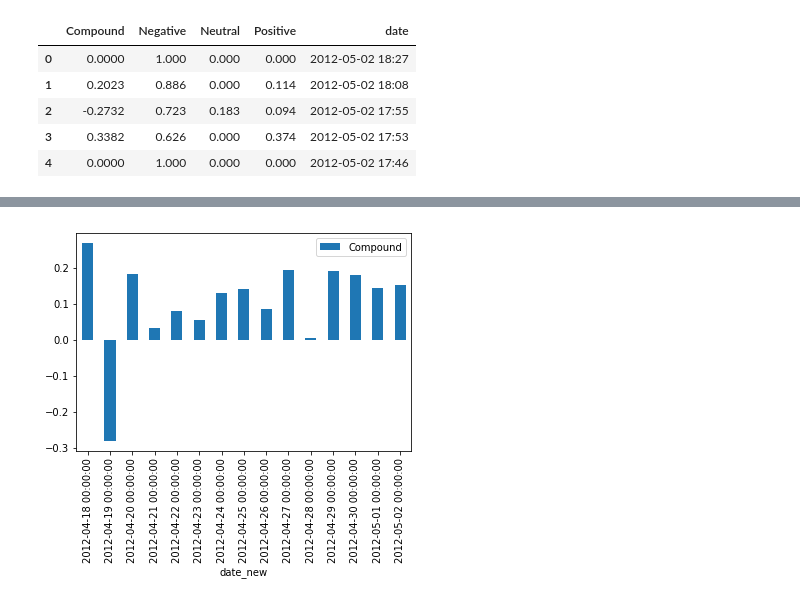
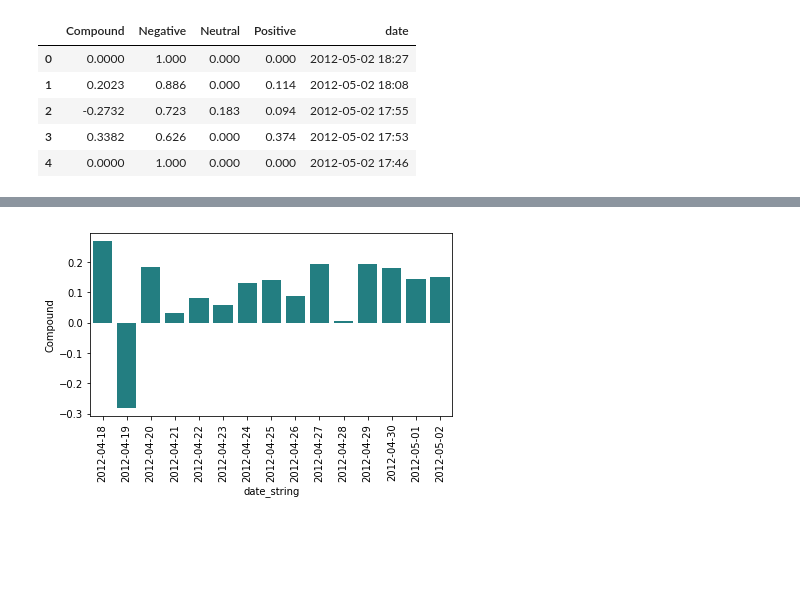
Before and after one commit to risatino/project-seadogs, a Jupyter notebook: Player_Sent_Scripts_PNGs/Player_Sentiment_JustinBlackmon.ipynb, the cells around one changed output, grey strips where cells are left out. Cells and saved outputs as stored; diff of their text form; code cells hidden in the pictures; blank space fills up the shorter version.

Commit message:
finished fixing plots

```diff
--- a/Player_Sent_Scripts_PNGs/Player_Sentiment_JustinBlackmon.ipynb
+++ b/Player_Sent_Scripts_PNGs/Player_Sentiment_JustinBlackmon.ipynb
@@ -125,3 +126,6 @@ merged.head()
 | 2 | NaN | 2012-05-02 17:55 | 0 | 0 | RT @ shannsharrelson: RT @ MyTeam... | NaN | @ @ @ | # | 1.978217e+17 | https://twitter.com/keithshoe/sta... | ... |
 | 3 | NaN | 2012-05-02 17:53 | 0 | 0 | @ndy_willis @ chukwu77 @b14ckmon ... | NaN | @ndy_willis @ @b14ckmon @ | NaN | 1.978210e+17 | https://twitter.com/McCrarySig/st... | ... |
 | 4 | NaN | 2012-05-02 17:46 | 0 | 0 | @ JarrettBrownQB Throwing to Just... | NaN | @ | # | 1.978194e+17 | https://twitter.com/Windy10391/st... | ... |
+# %%
+merged["date_string"] = merged["date_new"].dt.strftime('%Y-%m-%d')
+merged.head()
@@ -128,8 +139,12 @@ merged.head()
 # %%
 #plot groupby *x axis = day, y axis = compound sentiment score*
-grouped = merged.groupby(['date_new'])
-grouped.mean().reset_index().plot.bar("date_new", "Compound")
+grouped = merged.groupby('date_string').mean().reset_index()
+grouped.sort_values("date_string", ascending = True, inplace = True)
+grouped.head()
+sns.barplot(x = grouped["date_string"], y = grouped["Compound"], color = "#138D91")
+plt.xticks(rotation=90)
+plt.tight_layout()
 plt.savefig('justinblackmon.png')
 plt.show()
 # %% [output]
-[figure, old version]
+[figure, new version]
```
Also changed, not shown: parts of 2 cells of this notebook, 26 other files.
